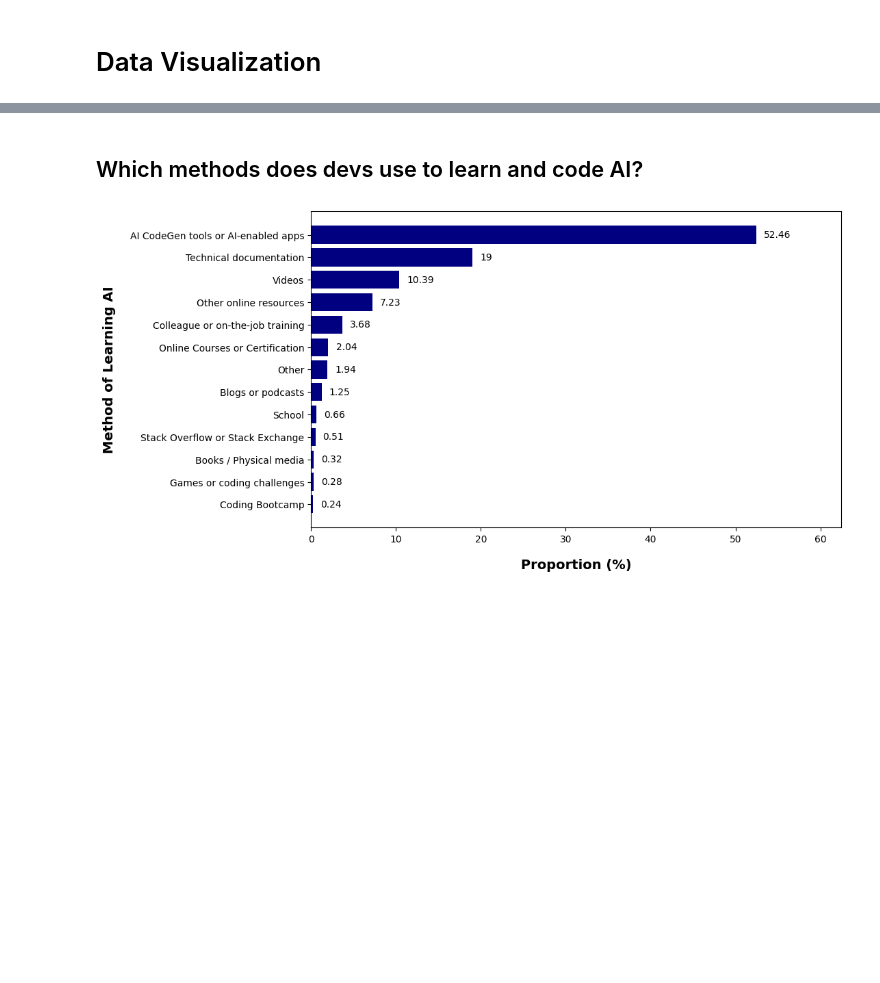
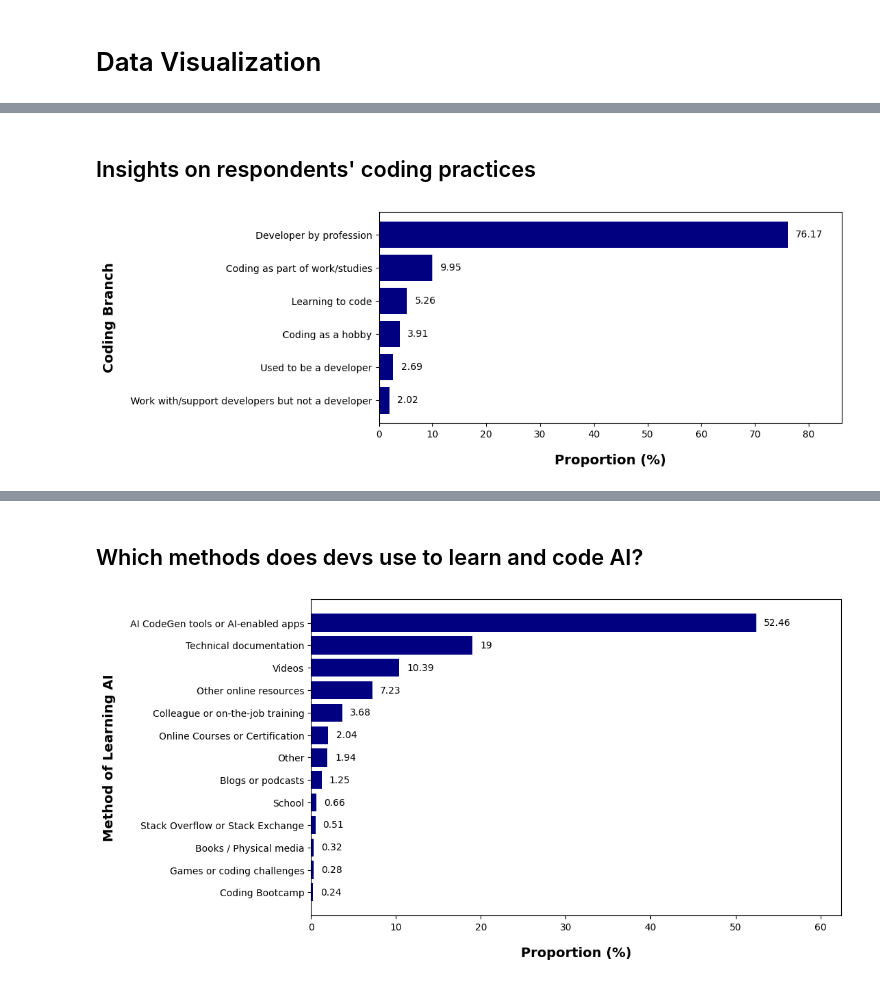
Before and after one commit to huyqng1412/IT680_Effectiveness-of-AI-in-CS, a Jupyter notebook: ai_cs_analysis.ipynb, the cells around one changed output, grey strips where cells are left out. Drawn from its saved outputs; the diff is of its cells as text; code cells hidden in the pictures; blank space fills up the shorter version.

```diff
--- a/ai_cs_analysis.ipynb
+++ b/ai_cs_analysis.ipynb
@@ -479,0 +584,18 @@ wedge_properties = {
+# %% [markdown]
+## Insights on respondents' coding practices
+# %%
+main_branch_new = main_branch_new.sort_values(by='Proportion', ascending=True)
+
+fig, ax = plt.subplots(figsize=(11, 4))
+
+fig = plt.barh(main_branch_new['MainBranch'], main_branch_new['Proportion'], color='navy')
+
+ax.set_xlabel('Proportion (%)', fontsize=14, fontweight='bold', labelpad=15)
+ax.set_ylabel('Coding Branch', fontsize=14, fontweight='bold', labelpad=15)
+ax.bar_label(fig, padding=8)
+ax.set_xlim(right=main_branch_new['Proportion'].max() + 10)
+
+plt.tight_layout()
+plt.show()
+# %% [output]
+[figure, added]
```
Also changed, not shown: parts of 14 cells of this notebook.
